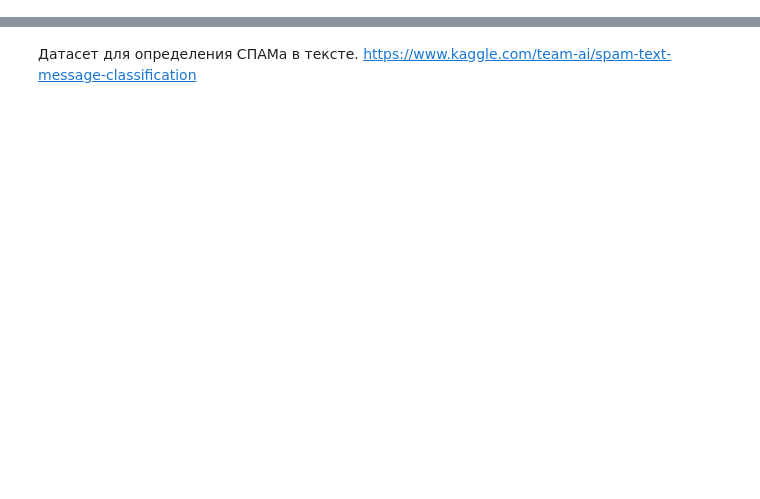
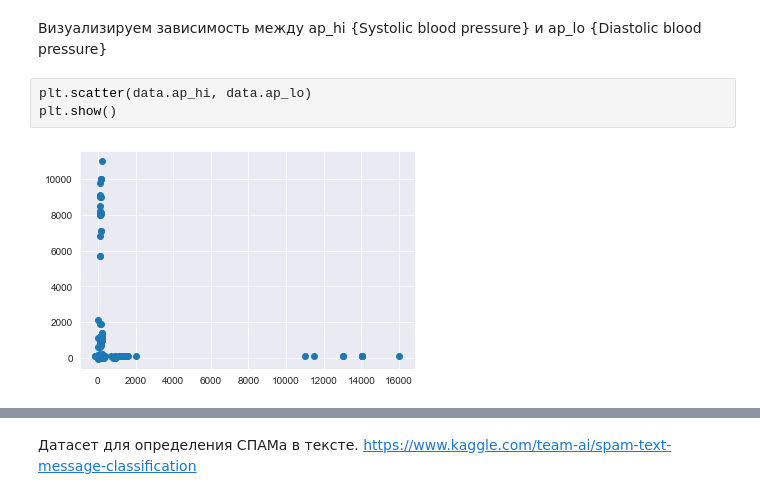
Before and after one commit to yustinaivanova/netology_statistics_february_20, a Jupyter notebook: lecture_5.ipynb, the cells around one changed output, grey strips where cells are left out. Saved outputs shown, nothing was run; the diff lists cells and outputs as text; blank space fills up the shorter version.

```diff
--- a/lecture_5.ipynb
+++ b/lecture_5.ipynb
@@ -2,0 +124,7 @@
+# %% [markdown]
+Визуализируем зависимость между ap_hi {Systolic blood pressure} и ap_lo {Diastolic blood pressure}
+# %%
+plt.scatter(data.ap_hi, data.ap_lo)
+plt.show()
+# %% [output]
+[figure, added]
```
Also changed, not shown: parts of 66 cells of this notebook.
